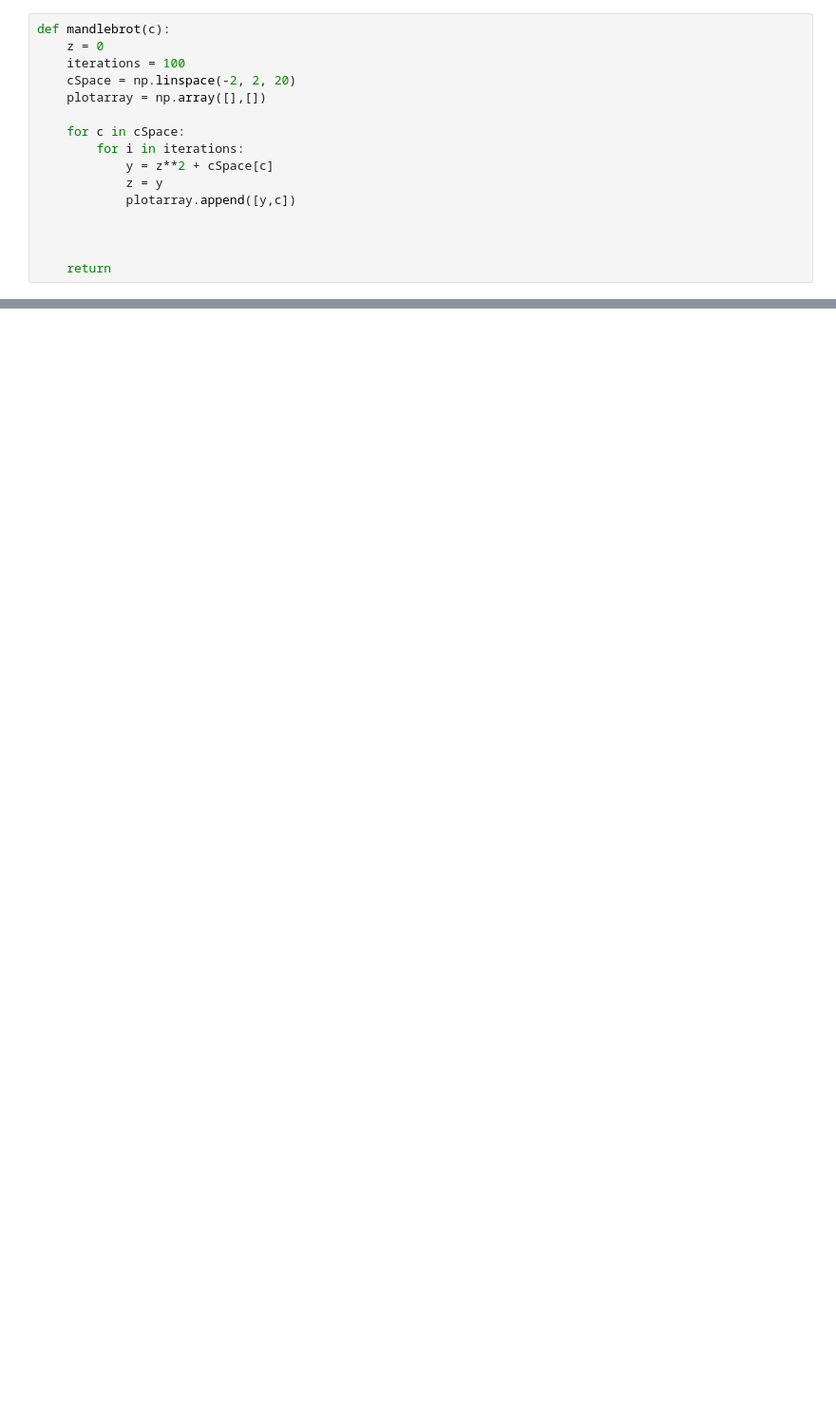
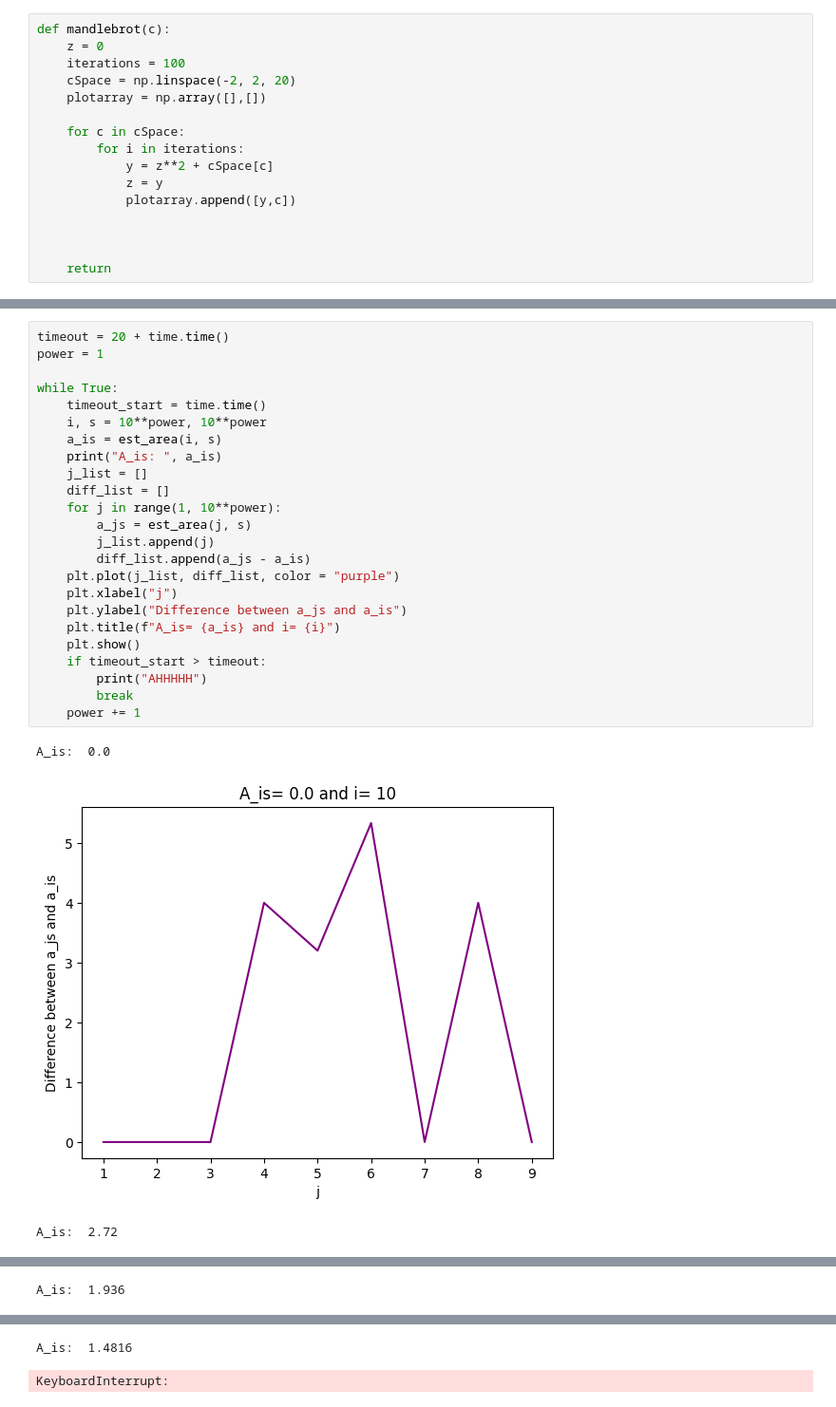
Before and after one commit to yoadvp-bit/Stochastic-simulations, a Jupyter notebook: assignment1.ipynb, the cells around one changed output, grey strips where cells are left out. Shown at 95% size. Cells and saved outputs as stored; diff of their text form; blank space fills up the shorter version.

```diff
--- a/assignment1.ipynb
+++ b/assignment1.ipynb
@@ -68,0 +95,28 @@ plt.show()
+# %%
+timeout = 20 + time.time()
+power = 1
+
+while True:
+    timeout_start = time.time()
+    i, s = 10**power, 10**power
+    a_is = est_area(i, s)
+    print("A_is: ", a_is)
+    j_list = []
+    diff_list = []
+    for j in range(1, 10**power):
+        a_js = est_area(j, s)
+        j_list.append(j)
+        diff_list.append(a_js - a_is)
+    plt.plot(j_list, diff_list, color = "purple")
+    plt.xlabel("j")
+    plt.ylabel("Difference between a_js and a_is")
+    plt.title(f"A_is= {a_is} and i= {i}")
+    plt.show()
+    if timeout_start > timeout:
+        print("AHHHHH")
+        break
+    power += 1
+# %% [output]
+A_is:  0.0
+[figure, added]
+A_is:  2.72
@@ -68,0 +124 @@ plt.show()
+A_is:  1.936
@@ -68,0 +126,2 @@ plt.show()
+A_is:  1.4816
+KeyboardInterrupt:
```
Also changed, not shown: parts of 6 cells of this notebook.
